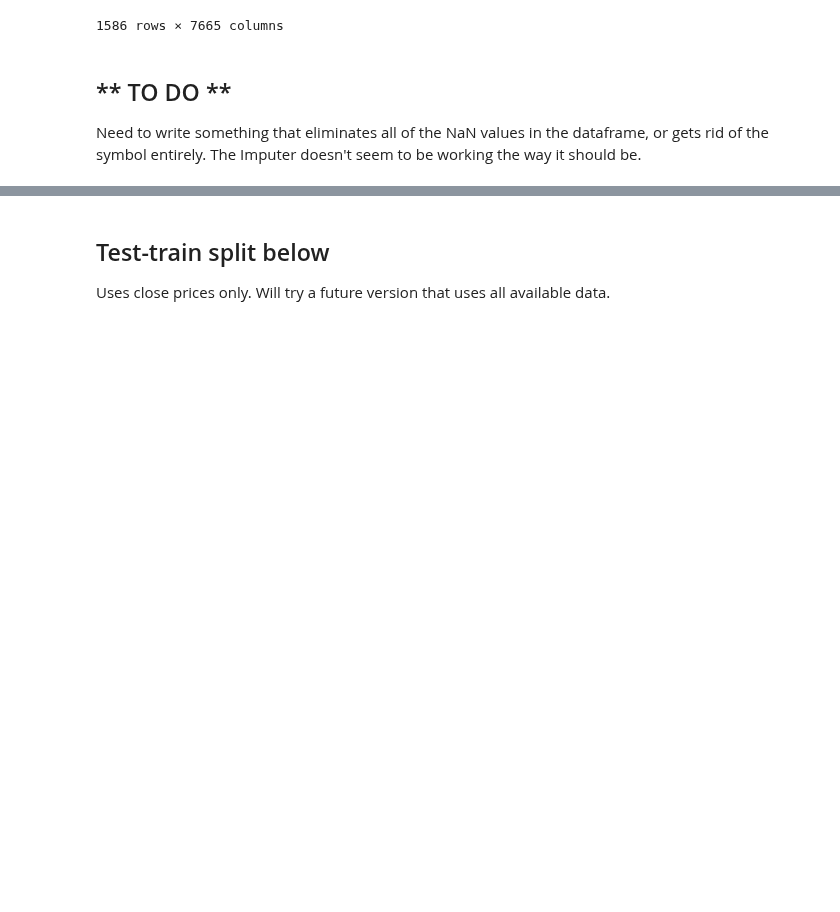
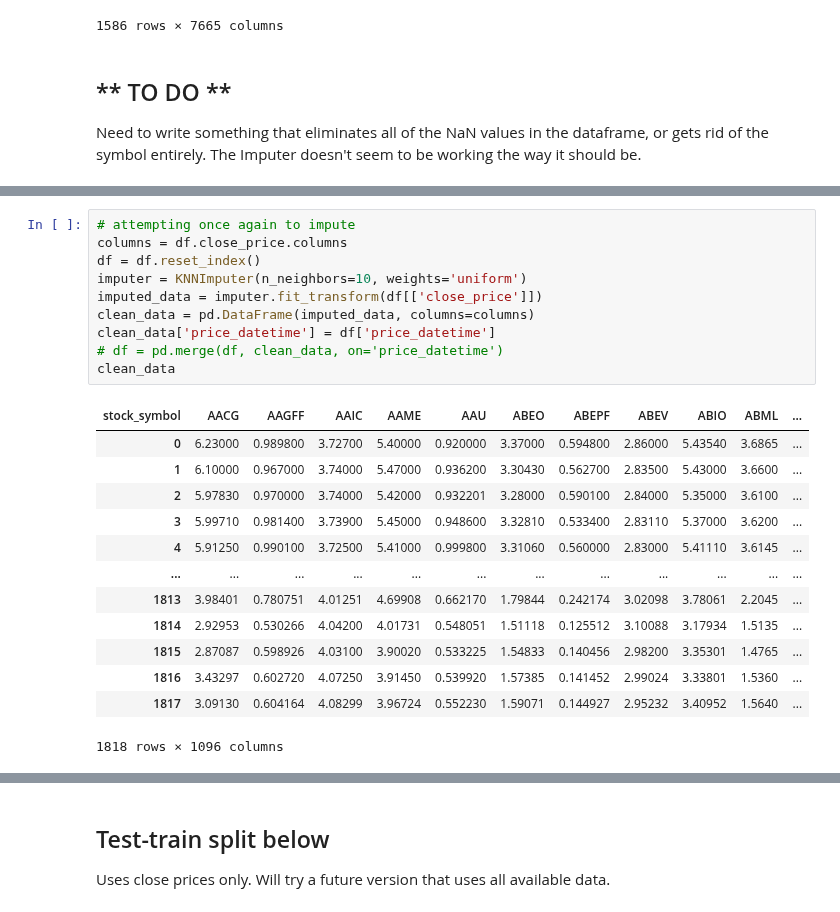
Before and after one commit to jmacdonald2010/stock-prediction, a Jupyter notebook: mlTests02_multipleTickers.ipynb, the cells around one changed output, grey strips where cells are left out. Saved outputs shown, nothing was run; the diff lists cells and outputs as text; blank space fills up the shorter version.

```diff
--- a/mlTests02_multipleTickers.ipynb
+++ b/mlTests02_multipleTickers.ipynb
@@ -134,0 +249,24 @@ Need to write something that eliminates all of the NaN values in the dataframe,
+# %%
+# attempting once again to impute
+columns = df.close_price.columns
+df = df.reset_index()
+imputer = KNNImputer(n_neighbors=10, weights='uniform')
+imputed_data = imputer.fit_transform(df[['close_price']])
+clean_data = pd.DataFrame(imputed_data, columns=columns)
+clean_data['price_datetime'] = df['price_datetime']
+# df = pd.merge(df, clean_data, on='price_datetime')
+clean_data
+# %% [output]
+| stock_symbol | AACG | AAGFF | AAIC | AAME | AAU | ABEO | ABEPF | ABEV | ABIO | ABML | ... |
+| 0 | 6.23000 | 0.989800 | 3.72700 | 5.40000 | 0.920000 | 3.37000 | 0.594800 | 2.86000 | 5.43540 | 3.6865 | ... |
+| 1 | 6.10000 | 0.967000 | 3.74000 | 5.47000 | 0.936200 | 3.30430 | 0.562700 | 2.83500 | 5.43000 | 3.6600 | ... |
+| 2 | 5.97830 | 0.970000 | 3.74000 | 5.42000 | 0.932201 | 3.28000 | 0.590100 | 2.84000 | 5.35000 | 3.6100 | ... |
+| 3 | 5.99710 | 0.981400 | 3.73900 | 5.45000 | 0.948600 | 3.32810 | 0.533400 | 2.83110 | 5.37000 | 3.6200 | ... |
+| 4 | 5.91250 | 0.990100 | 3.72500 | 5.41000 | 0.999800 | 3.31060 | 0.560000 | 2.83000 | 5.41110 | 3.6145 | ... |
+| ... | ... | ... | ... | ... | ... | ... | ... | ... | ... | ... | ... |
+| 1813 | 3.98401 | 0.780751 | 4.01251 | 4.69908 | 0.662170 | 1.79844 | 0.242174 | 3.02098 | 3.78061 | 2.2045 | ... |
+| 1814 | 2.92953 | 0.530266 | 4.04200 | 4.01731 | 0.548051 | 1.51118 | 0.125512 | 3.10088 | 3.17934 | 1.5135 | ... |
+| 1815 | 2.87087 | 0.598926 | 4.03100 | 3.90020 | 0.533225 | 1.54833 | 0.140456 | 2.98200 | 3.35301 | 1.4765 | ... |
+| 1816 | 3.43297 | 0.602720 | 4.07250 | 3.91450 | 0.539920 | 1.57385 | 0.141452 | 2.99024 | 3.33801 | 1.5360 | ... |
+| 1817 | 3.09130 | 0.604164 | 4.08299 | 3.96724 | 0.552230 | 1.59071 | 0.144927 | 2.95232 | 3.40952 | 1.5640 | ... |
+1818 rows × 1096 columns
```
Also changed, not shown: parts of 13 cells of this notebook, 1 other file.
